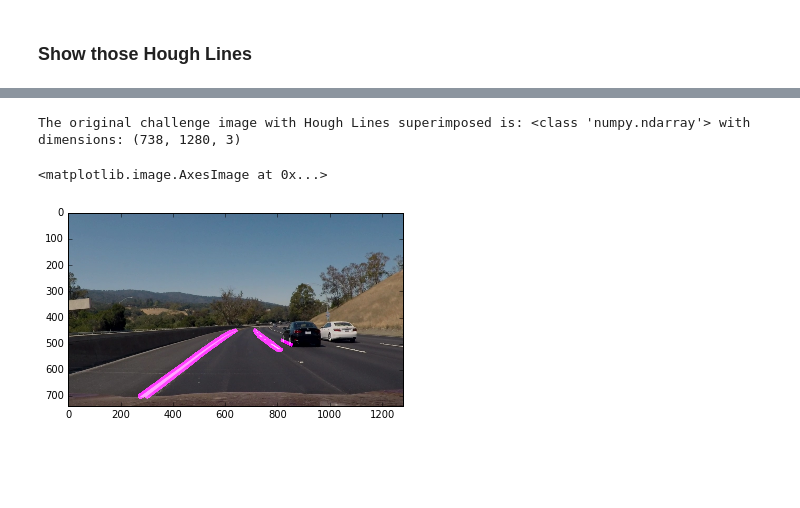
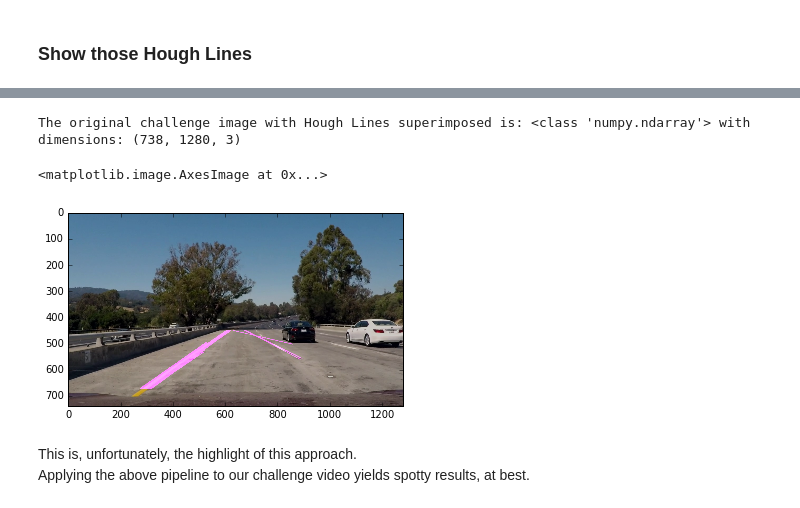
Before and after one commit to mgruben/lane-lines, a Jupyter notebook: P0.ipynb, the cells around one changed output, grey strips where cells are left out. Drawn from its saved outputs; the diff is of its cells as text; code cells hidden in the pictures; blank space fills up the shorter version.

Commit message:
Organize Challenge section

```diff
--- a/P0.ipynb
+++ b/P0.ipynb
@@ -486,0 +579,6 @@ The masked, Canny-Transformed challenge image is: <class 'numpy.ndarray'> with d
+# %%
+canny_challenge_image_bridge = canny(challenge_image_bridge, 150, 220)
+
+#printing out some stats and plotting
+print('This image is:', type(canny_challenge_image_bridge), 'with dimensions:', canny_challenge_image_bridge.shape)
+plt.imshow(canny_challenge_image_bridge, cmap='gray')
@@ -486,0 +591,7 @@ The masked, Canny-Transformed challenge image is: <class 'numpy.ndarray'> with d
+# %%
+gaussian_challenge_image_bridge = gaussian_noise(canny_challenge_image_bridge, 15)
+
+#printing out some stats and plotting
+print('This image is:', type(gaussian_challenge_image_bridge), 'with dimensions:',
+      gaussian_challenge_image_bridge.shape)
+plt.imshow(gaussian_challenge_image_bridge, cmap='gray')
@@ -486,0 +604,8 @@ The masked, Canny-Transformed challenge image is: <class 'numpy.ndarray'> with d
+# %%
+# Mask the challenging frame
+masked_canny_challenge_image_bridge = mask_by_percentage(gaussian_challenge_image_bridge)
+
+#printing out some stats and plotting
+print('This image is:', type(masked_canny_challenge_image_bridge), 'with dimensions:',
+      masked_canny_challenge_image_bridge.shape)
+plt.imshow(masked_canny_challenge_image_bridge, cmap='gray')
@@ -487,34 +616,35 @@ The masked, Canny-Transformed challenge image is: <class 'numpy.ndarray'> with d
 # %%
-# Apply a Gaussian Noise filter, or else the lines are more difficult to detect
-gaussian_challenge_image = gaussian_noise(masked_canny_challenge_image, 21)
-
 # Draw the Hough Lines
-hough_challenge_image = hough_lines(gaussian_challenge_image, rho = 1, theta = np.pi / 180, threshold = 10,
-                          min_line_len = 40, max_line_gap = 20)
+hough_challenge_image_bridge = hough_lines(masked_canny_challenge_image_bridge, rho = 1, theta = np.pi / 180,
+                                           threshold = 20, min_line_len = 300, max_line_gap = 90)
 # See, e.g., http://docs.opencv.org/2.4/doc/tutorials/imgproc/imgtrans/hough_lines/hough_lines.html,
 # especially 4. Probabilistic Hough Line Transform
 
 # Transform the hough_image into the same channel space.
 # Or else, cv2.addWeighted will fail.
-hough_challenge_image_BGR = cv2.cvtColor(hough_challenge_image, cv2.COLOR_GRAY2BGR)
+hough_challenge_image_bridge_BGR = cv2.cvtColor(hough_challenge_image_bridge, cv2.COLOR_GRAY2BGR)
 
 # Make the Hough Lines pink, because I like pink.
-b,g,r = cv2.split(hough_challenge_image_BGR)
+b,g,r = cv2.split(hough_challenge_image_bridge_BGR)
 g = 0 * g
 b * 0.5 * b
-hough_challenge_image_pink = cv2.merge((b, g, r))
+hough_challenge_image_bridge_pink = cv2.merge((b, g, r))
 # See, e.g., http://docs.opencv.org/3.0-beta/doc/py_tutorials/py_core/py_basic_ops/py_basic_ops.html
 
 # Superimpose the Hough Lines on the original image
 # Using the default parameters for α, β, and λ
-superimposed_challenge_image = weighted_img(hough_challenge_image_pink, challenge_image, α=0.8, β=1., λ=0.1)
+superimposed_challenge_image_bridge = weighted_img(hough_challenge_image_bridge_pink,
+                                                   challenge_image_bridge, α=0.8, β=1., λ=0.1)
 
 #printing out some stats and plotting
-print('The original challenge image with Hough Lines superimposed is:', type(superimposed_challenge_image),
-      'with dimensions:', superimposed_challenge_image.shape)
-plt.imshow(superimposed_challenge_image, cmap='gray')
+print('The original challenge image with Hough Lines superimposed is:', type(superimposed_challenge_image_bridge),
+      'with dimensions:', superimposed_challenge_image_bridge.shape)
+plt.imshow(superimposed_challenge_image_bridge)
 # %% [output]
 The original challenge image with Hough Lines superimposed is: <class 'numpy.ndarray'> with dimensions: (738, 1280, 3)
 <matplotlib.image.AxesImage at 0x...>
-[figure, old version]
+[figure, new version]
+# %% [markdown]
+This is, unfortunately, the highlight of this approach.
+Applying the above pipeline to our challenge video yields spotty results, at best.
 # %%
```
Also changed, not shown: parts of 38 cells of this notebook.
